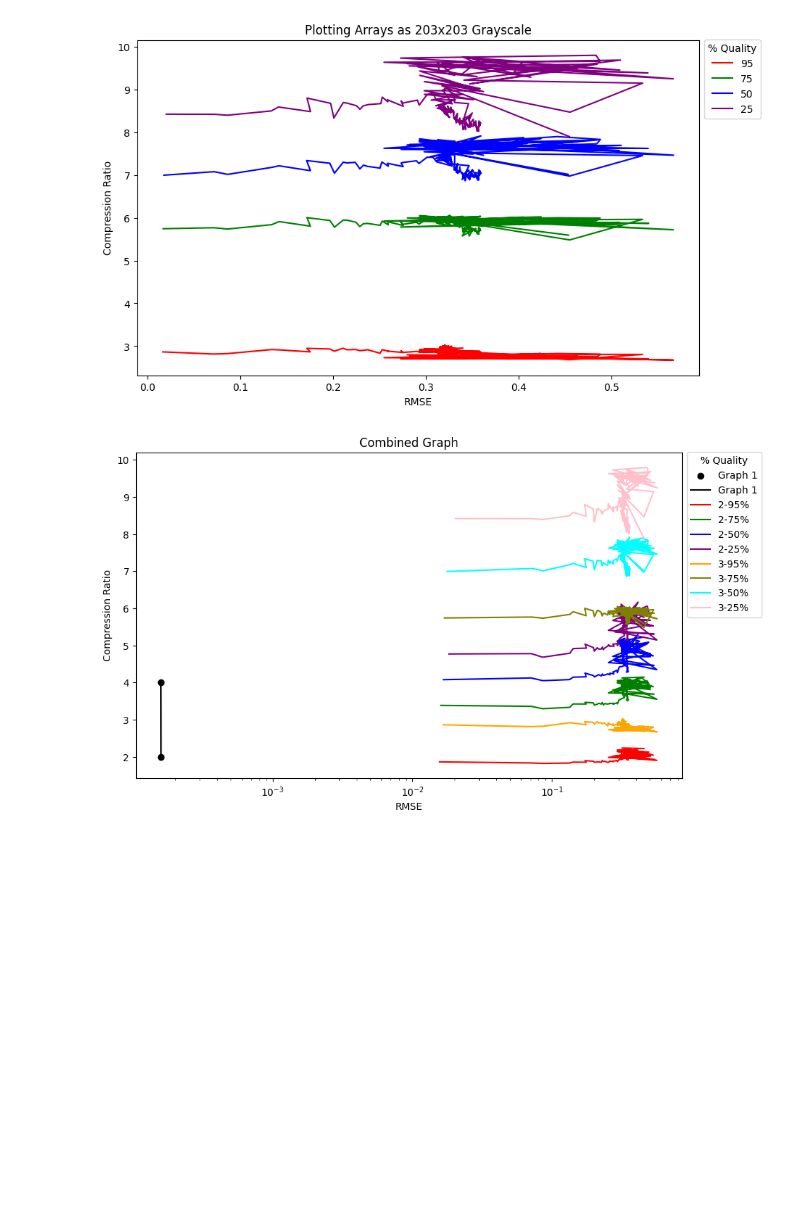
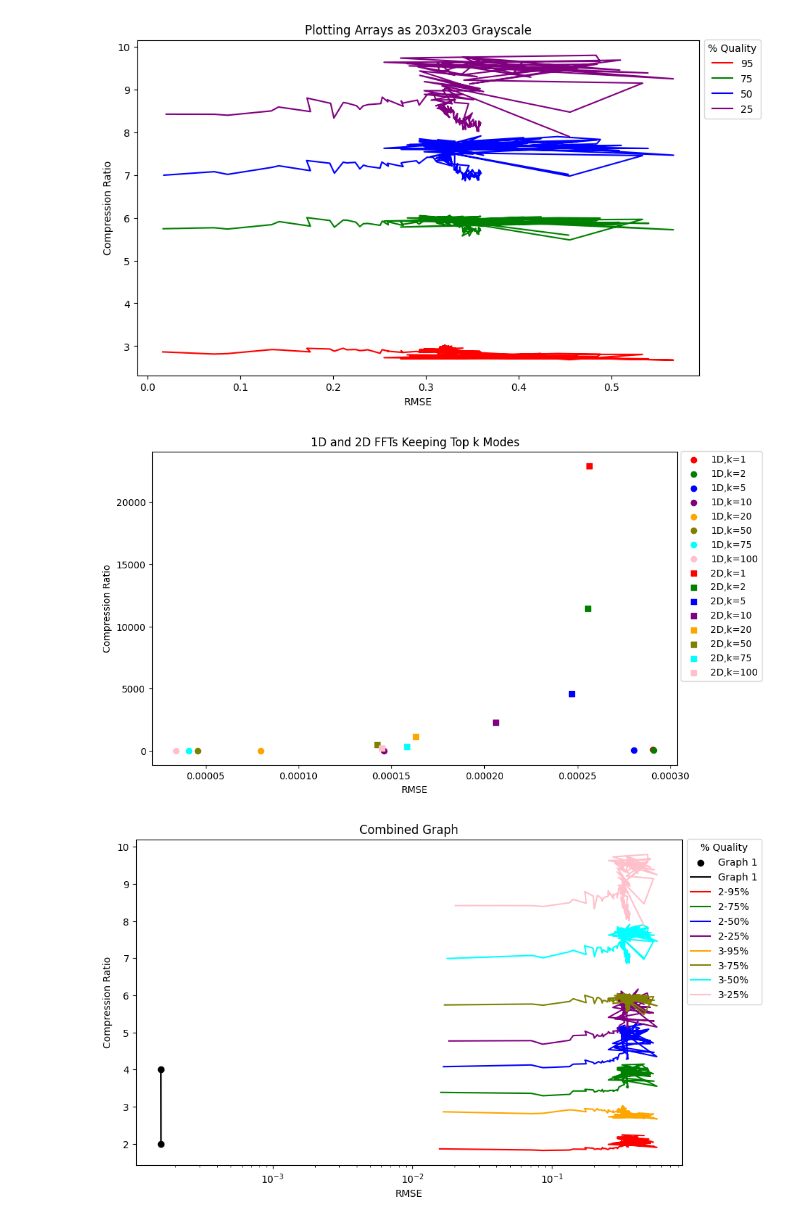
Before and after one commit to sarthaag/data-compression, a Jupyter notebook: analysis2_combined.ipynb, the cells around one changed output. Drawn from its saved outputs; the diff is of its cells as text; code cells hidden in the pictures; blank space fills up the shorter version.

Commit message:
Add analysis2.4 to combined analysis

```diff
--- a/analysis2_combined.ipynb
+++ b/analysis2_combined.ipynb
@@ -2,10 +2,11 @@
 import pandas as pd
 import matplotlib.pyplot as plt
 # %%
-# Import all data and combine them together
+# Import all data
 df1 = pd.read_pickle("analysis2.1.pkl")
 df2 = pd.read_pickle("analysis2.2.pkl")
 df3 = pd.read_pickle("analysis2.3.pkl")
+df4 = pd.read_pickle("analysis2.4.pkl")
 
 df = pd.concat([df1, df2], axis=1)
 
@@ -58,6 +59,35 @@ plt.title("Plotting Arrays as 203x203 Grayscale")
 plt.show()
 # %% [output]
 [figure]
+# %%
+# Analysis 2.4
+
+plt.figure(figsize=(10, 6))
+plt.scatter(df4['RMSE1D_k=1'], df4['CR1D_k=1'], color='red', label='1D,k=1')
+plt.scatter(df4['RMSE1D_k=2'], df4['CR1D_k=2'], color='green', label='1D,k=2')
+plt.scatter(df4['RMSE1D_k=5'], df4['CR1D_k=5'], color='blue', label='1D,k=5')
+plt.scatter(df4['RMSE1D_k=10'], df4['CR1D_k=10'], color='purple', label='1D,k=10')
+plt.scatter(df4['RMSE1D_k=20'], df4['CR1D_k=20'], color='orange', label='1D,k=20')
+plt.scatter(df4['RMSE1D_k=50'], df4['CR1D_k=50'], color='olive', label='1D,k=50')
+plt.scatter(df4['RMSE1D_k=75'], df4['CR1D_k=75'], color='cyan', label='1D,k=75')
+plt.scatter(df4['RMSE1D_k=100'], df4['CR1D_k=100'], color='pink', label='1D,k=100')
+
+plt.scatter(df4['RMSE2D_k=1'], df4['CR2D_k=1'], color='red', label='2D,k=1', marker='s')
+plt.scatter(df4['RMSE2D_k=2'], df4['CR2D_k=2'], color='green', label='2D,k=2', marker='s')
+plt.scatter(df4['RMSE2D_k=5'], df4['CR2D_k=5'], color='blue', label='2D,k=5', marker='s')
+plt.scatter(df4['RMSE2D_k=10'], df4['CR2D_k=10'], color='purple', label='2D,k=10', marker='s')
+plt.scatter(df4['RMSE2D_k=20'], df4['CR2D_k=20'], color='orange', label='2D,k=20', marker='s')
+plt.scatter(df4['RMSE2D_k=50'], df4['CR2D_k=50'], color='olive', label='2D,k=50', marker='s')
+plt.scatter(df4['RMSE2D_k=75'], df4['CR2D_k=75'], color='cyan', label='2D,k=75', marker='s')
+plt.scatter(df4['RMSE2D_k=100'], df4['CR2D_k=100'], color='pink', label='2D,k=100', marker='s')
+
+plt.legend(bbox_to_anchor=(1.17, 1.017))
+plt.xlabel("RMSE")
+plt.ylabel("Compression Ratio")
+plt.title("1D and 2D FFTs Keeping Top k Modes")
+plt.show()
+# %% [output]
+[figure, added]
 # %%
 # Combined graphs
 
```
Also changed, not shown: 2 other files.
